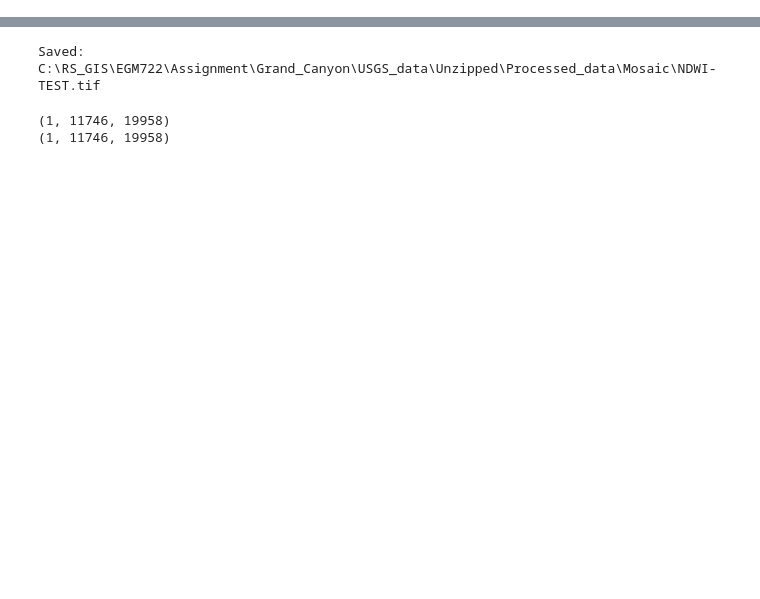
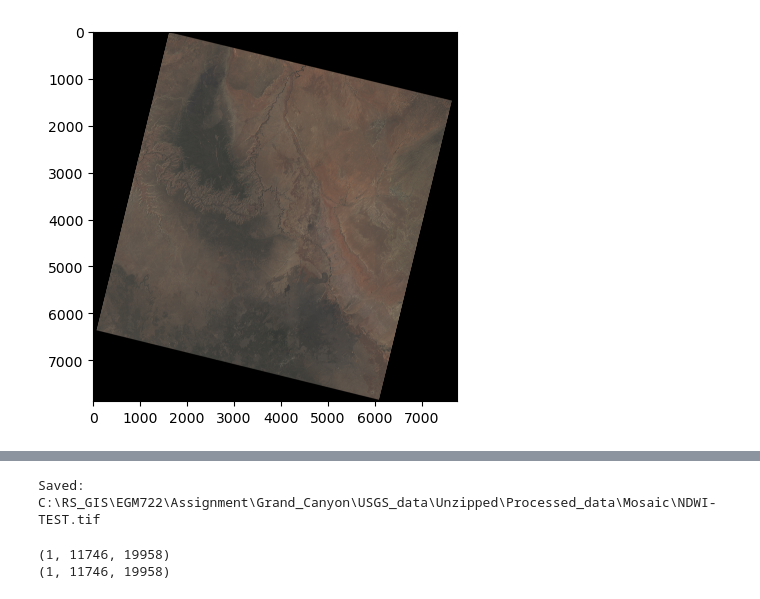
Before and after one commit to jjmcloughlin05/EGM722-Assessment, a Jupyter notebook: Assignment-II.ipynb, the cells around one changed output, grey strips where cells are left out. Saved outputs shown, nothing was run; the diff lists cells and outputs as text; code cells hidden in the pictures; blank space fills up the shorter version.

```diff
--- a/Assignment-II.ipynb
+++ b/Assignment-II.ipynb
@@ -52,7 +67,7 @@ NDI_choice = {
 satbands = {
     "LT05":{"B1":"BLUE", "B2":"GREEN", "B3":"RED", "B4":"NIR", "B5":"SWIR1", "B7":"SWIR2"},
     "LT07":{"B1":"BLUE", "B2":"GREEN", "B3":"RED", "B4":"NIR", "B5":"SWIR1", "B6":"TIR", "B7":"SWIR2", "B8":"PAN" },
-    "LC08":{"B1":"COAST/AERO", "B2":"BLUE", "B3":"GREEN", "B4":"RED", "B5":"NIR", "B6":"SWIR1", "B7":"SWIR2", "B8":"PAN", "B9":"CIRRUS", "B10":"TIR1", "B11":"TIR2"},
+    "LC08":{"B1":"COAST/AERO", "B2":"BLUE", "B3":"GREEN", "B4":"RED", "B5":"NIR", "B6":"SWIR1", "B7":"SWIR2"},
     "LC09":{"B1":"COAST/AERO", "B2":"BLUE", "B3":"GREEN", "B4":"RED", "B5":"NIR", "B6":"SWIR1", "B7":"SWIR2"}
 }
 
@@ -162,0 +313,29 @@ def merging_polygons(poly_gdf, ref_poly):
+# %%
+def normalize(band):
+    band_max, band_min = band.max(), band.min()
+    norm = ((band - band_min)/(band_max - band_min))
+    return norm
+# %%
+# creating composite images
+
+yr = '2020'
+pr = '037035'
+#file paths
+blue_file = df[(df["colour"] == "BLUE") & (df["year"] == yr) & (df["path_row"] == pr)]["path"].iloc[0]
+green_file = df[(df["colour"] == "GREEN") & (df["year"] == yr) & (df["path_row"] == pr)]["path"].iloc[0]
+red_file = df[(df["colour"] == "RED") & (df["year"] == yr) & (df["path_row"] == pr)]["path"].iloc[0]
+
+with rio.open(blue_file) as b_src, rio.open(green_file) as g_src, rio.open(red_file) as r_src:
+    blue = b_src.read(1)
+    green = g_src.read(1)
+    red = r_src.read(1)
+    out_meta = r_src.meta.copy()
+    nblue = normalize(blue)
+    ngreen = normalize(green)
+    nred = normalize(red)
+
+rgb_composite = np.dstack((nred, ngreen, nblue))
+plt.imshow(RGB_composite)
+plt.show()
+# %% [output]
+[figure, added]
```
Also changed, not shown: parts of 29 cells of this notebook, 2 other files.
